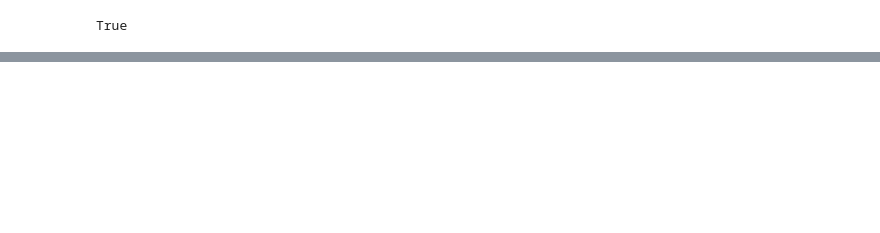
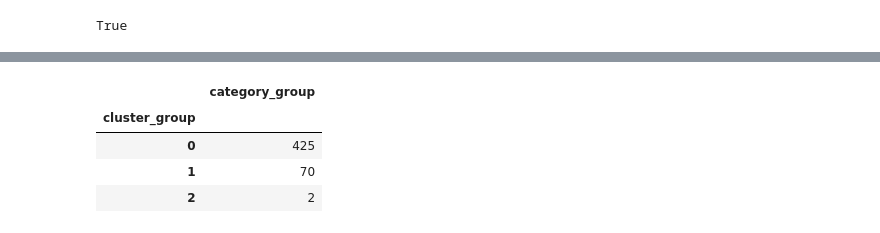
Before and after one commit to kellystroh/Clothing-Classification, a Jupyter notebook: Clothing EDA.ipynb, the cells around one changed output, grey strips where cells are left out. Saved outputs shown, nothing was run; the diff lists cells and outputs as text; code cells hidden in the pictures; blank space fills up the shorter version.

```diff
--- a/Clothing EDA.ipynb
+++ b/Clothing EDA.ipynb
@@ -153,4 +165,4 @@ True
 # %%
 from sklearn.cluster import AgglomerativeClustering
 # %%
-clust = AgglomerativeClustering().fit(wear_pics)
+clust = AgglomerativeClustering(n_clusters=3).fit(wear_pics[0:1000])
@@ -156,0 +176,2 @@ clust = AgglomerativeClustering().fit(wear_pics)
+# %%
+cc = clust.labels_
@@ -156,0 +201,12 @@ clust = AgglomerativeClustering().fit(wear_pics)
+# %%
+bb['category_group'] = bb['masterCategory'].apply(lambda x: 0 if x =='Apparel' else (1 if x=='Accessories' else 2))
+bb['cluster_group'] = cc
+dd = bb[['category_group', 'cluster_group']]
+# %%
+dd[dd['category_group']==0].groupby('cluster_group').count()
+# %% [output]
+|  | category_group |
+| cluster_group |  |
+| 0 | 425 |
+| 1 | 70 |
+| 2 | 2 |
```
Also changed, not shown: parts of 12 cells of this notebook, 1 other file.
